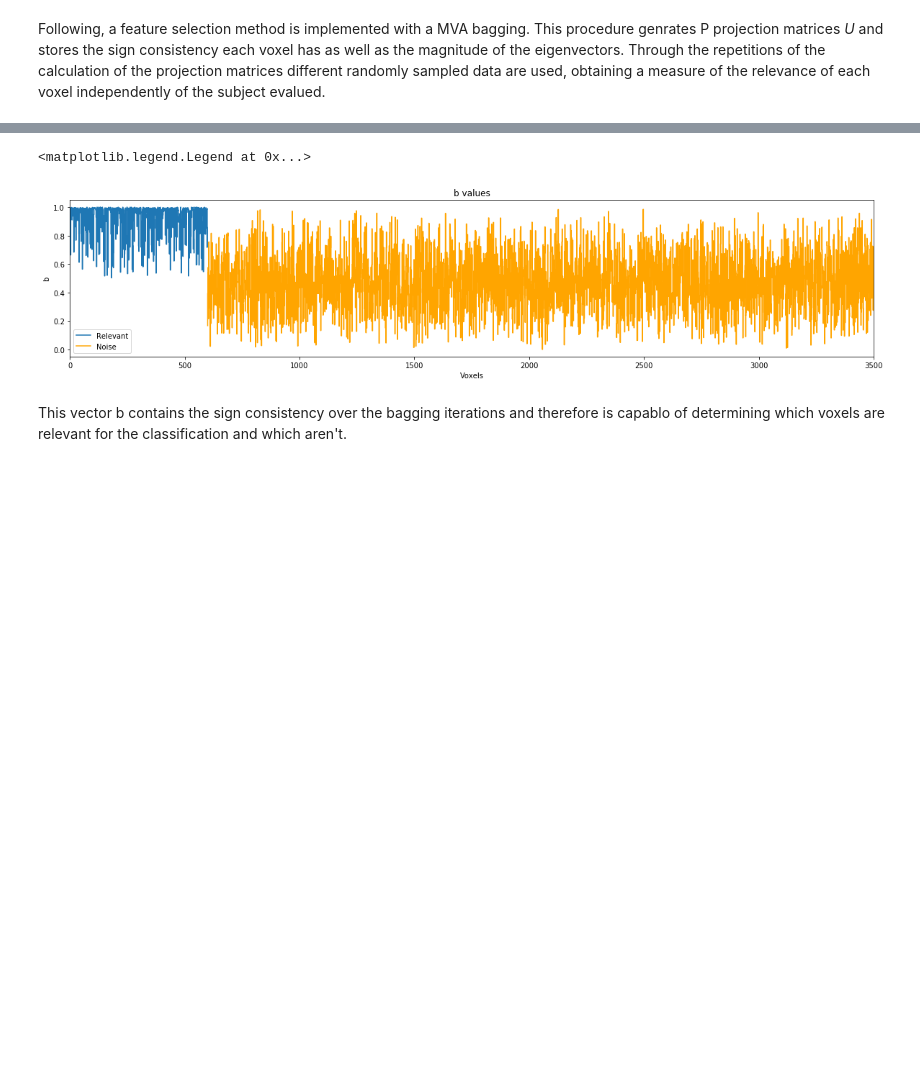
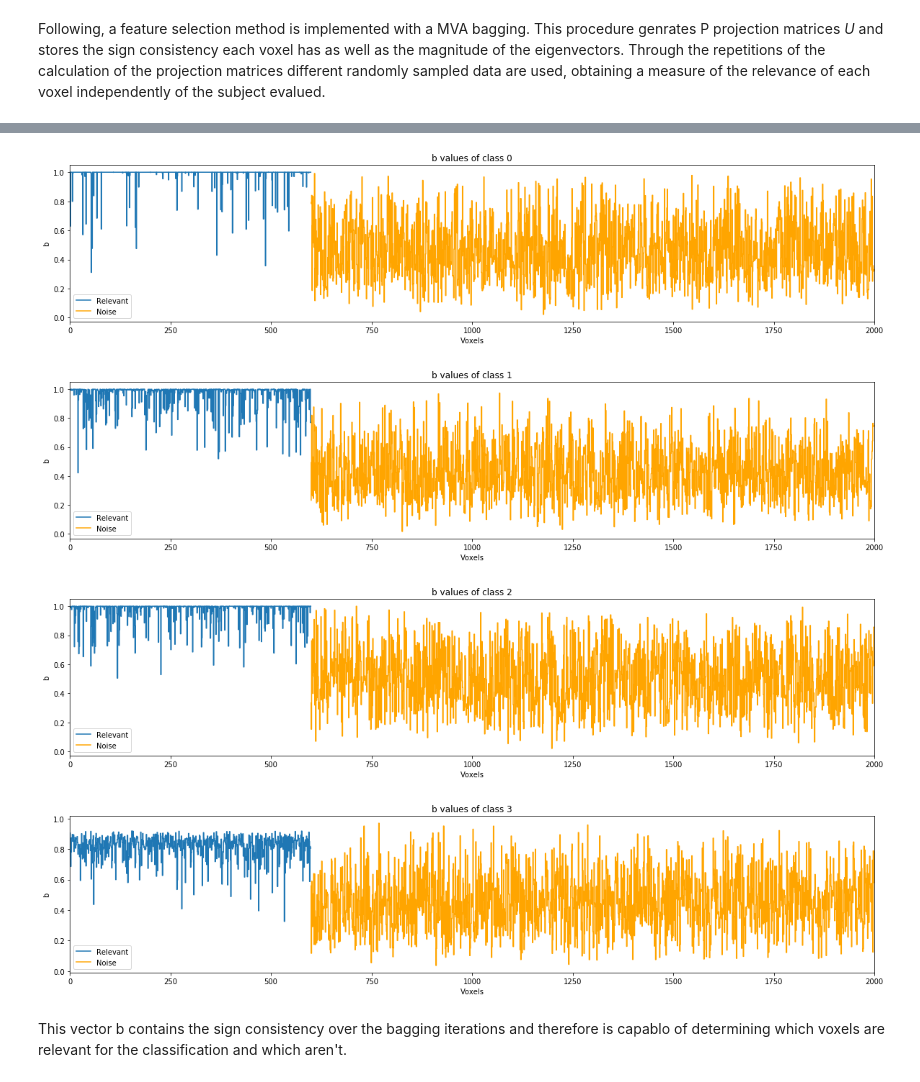
Before and after one commit to sevisal/regMVA, a Jupyter notebook: regMVA_Library Notebook.ipynb, the cells around one changed output, grey strips where cells are left out. Drawn from its saved outputs; the diff is of its cells as text; code cells hidden in the pictures; blank space fills up the shorter version.

```diff
--- a/regMVA_Library Notebook.ipynb
+++ b/regMVA_Library Notebook.ipynb
@@ -19,17 +19,18 @@ In order to test the algorithm, synthetic data has been generated following a ga
 import numpy as np
 import matplotlib.pyplot as plt
 import math
+import pickle
 
 # Parameters
-n_classes = 3        # Amount of classes
-R = 2                # Number of extracted biomarkers (R < n_classes)
+n_classes = 4        # Amount of classes
+R = 3                # Number of extracted biomarkers (R < n_classes)
 sigma = 0.5          # Standard deviation
 mean = 2             # Mean value
 N_cl = 100           # Samples per class (Balanced version)
 N = N_cl*n_classes   # Total samples
 
 if R > n_classes-1:
-    print 'Maximum number of new projections fixed to ' + str(n_classes-1)
+    print ('Maximum number of new projections fixed to ' + str(n_classes-1))
     R = n_classes-1
 
 # Biomarker generation
@@ -109,7 +110,7 @@ For the purpose of adding more noise to the generated data, a random projection
 # %%
 # Parameters
 dim_good = 600             # Dimension of the projection matrix
-dim_noise = 2900           # Dimension of the added random noise
+dim_noise = 1400           # Dimension of the added random noise
 dim = dim_good + dim_noise   # Data dimension
 
 set_classes = np.unique(Y)
@@ -118,7 +119,7 @@ U_pro = np.random.uniform(-1.0, 1.0, (dim_good,R))  # Random projection matrix
 X_pro = np.dot(bio,U_pro.T)
 
 X = np.hstack((X_pro, np.random.rand(N,dim_noise)))
-print 'The generated data are of size ' +str(X.shape[0])+' x '+str(X.shape[1])
+print ('The generated data are of size ' +str(X.shape[0])+' x '+str(X.shape[1]))
 idx = np.arange(dim)
 idx_noise = idx >= dim_good  # Index of noisy features
 idx_good = idx < dim_good    # Index of useful features
@@ -159,10 +160,10 @@ n_classes = len(set_classes)
 
 Y_tr_b = label_binarize(Y_tr, classes = set_classes, neg_label = -1)
 
-sub_class = long(round(N*M_rate/n_classes))
+sub_class = round(N*M_rate/n_classes)
 
-print 'Amount of subjects: ' +str(N)
-print 'Samples taken per class: ' +str(sub_class)
+print ('Amount of subjects: ' +str(N))
+print ('Samples taken per class: ' +str(sub_class))
 
 Abag =  1     #Si está a 1 es Fast Si está a 0 Slow
 
@@ -219,19 +222,19 @@ Samples taken per class: 35
 # %%
-cl = 2      #Plo
-
-plt.figure(figsize=(20, 4))
-plt.step(idx[idx_good],b[cl,idx_good], label='Relevant')
-#plt.step(idx[cl*200:200*(cl+1)],b[cl,cl*200:200*(cl+1)],'green' , label='Class Relevant')
-plt.step(idx[idx_noise],b[cl,idx_noise],'orange', label='Noise')
-
-plt.xlabel('Voxels')
-plt.ylabel('b')
-plt.xlim(0,dim)
-plt.title('b values')
-plt.legend()
+for cl in np.arange(n_classes):
+    plt.figure(figsize=(20, 4))
+    plt.step(idx[idx_good],b[cl,idx_good], label='Relevant')
+    plt.step(idx[idx_noise],b[cl,idx_noise],'orange', label='Noise')
+    plt.xlabel('Voxels')
+    plt.ylabel('b')
+    plt.xlim(0,dim)
+    plt.title('b values of class '+str(cl))
+    plt.legend()
+    plt.show()
 # %% [output]
-<matplotlib.legend.Legend at 0x...>
-[figure, old version]
+[figure, new version]
+[figure, added]
+[figure, added]
+[figure, added]
 # %% [markdown]
 This vector b contains the sign consistency over the bagging iterations and therefore is capablo of determining which voxels are relevant for the classification and which aren't.
 # %% [markdown]
```
Also changed, not shown: parts of 12 cells of this notebook.
